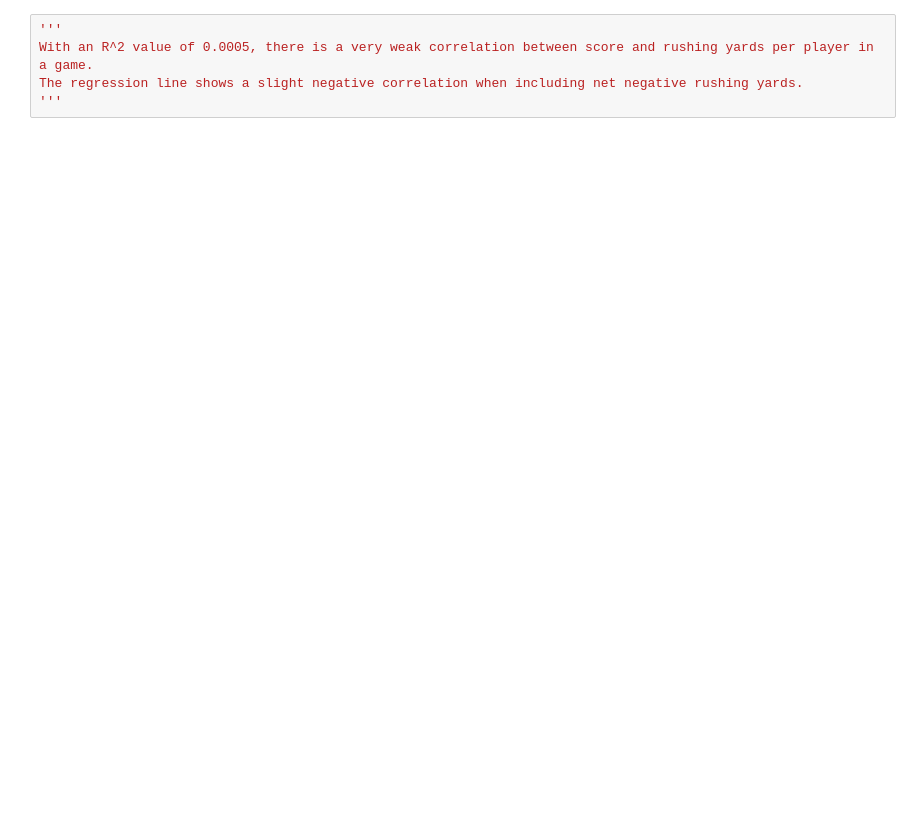
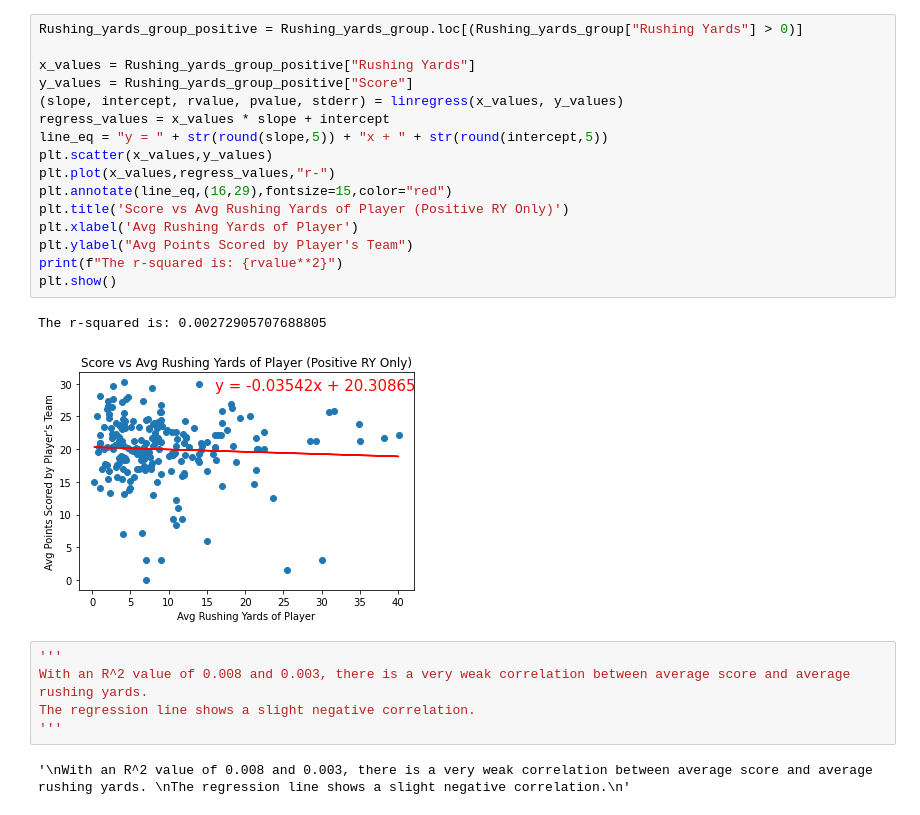
Before and after one commit to alindsey7/Python_Project, a Jupyter notebook: Notebooks/Rushing Offense.ipynb, the cells around one changed output. Drawn from its saved outputs; the diff is of its cells as text; blank space fills up the shorter version.

```diff
--- a/Notebooks/Rushing Offense.ipynb
+++ b/Notebooks/Rushing Offense.ipynb
@@ -92,5 +88,26 @@ The r-squared is: 0.0005191660288050446
+# %%
+Rushing_yards_group_positive = Rushing_yards_group.loc[(Rushing_yards_group["Rushing Yards"] > 0)]
+
+x_values = Rushing_yards_group_positive["Rushing Yards"]
+y_values = Rushing_yards_group_positive["Score"]
+(slope, intercept, rvalue, pvalue, stderr) = linregress(x_values, y_values)
+regress_values = x_values * slope + intercept
+line_eq = "y = " + str(round(slope,5)) + "x + " + str(round(intercept,5))
+plt.scatter(x_values,y_values)
+plt.plot(x_values,regress_values,"r-")
+plt.annotate(line_eq,(16,29),fontsize=15,color="red")
+plt.title('Score vs Avg Rushing Yards of Player (Positive RY Only)')
+plt.xlabel('Avg Rushing Yards of Player')
+plt.ylabel("Avg Points Scored by Player's Team")
+print(f"The r-squared is: {rvalue**2}")
+plt.show()
+# %% [output]
+The r-squared is: 0.00272905707688805
+[figure, added]
 # %%
 '''
-With an R^2 value of 0.0005, there is a very weak correlation between score and rushing yards per player in a game.
-The regression line shows a slight negative correlation when including net negative rushing yards.
+With an R^2 value of 0.008 and 0.003, there is a very weak correlation between average score and average rushing yards.
+The regression line shows a slight negative correlation.
 '''
+# %% [output]
+'\nWith an R^2 value of 0.008 and 0.003, there is a very weak correlation between average score and average rushing yards. \nThe regression line shows a slight negative correlation.\n'
```
Also changed, not shown: parts of 2 cells of this notebook.
